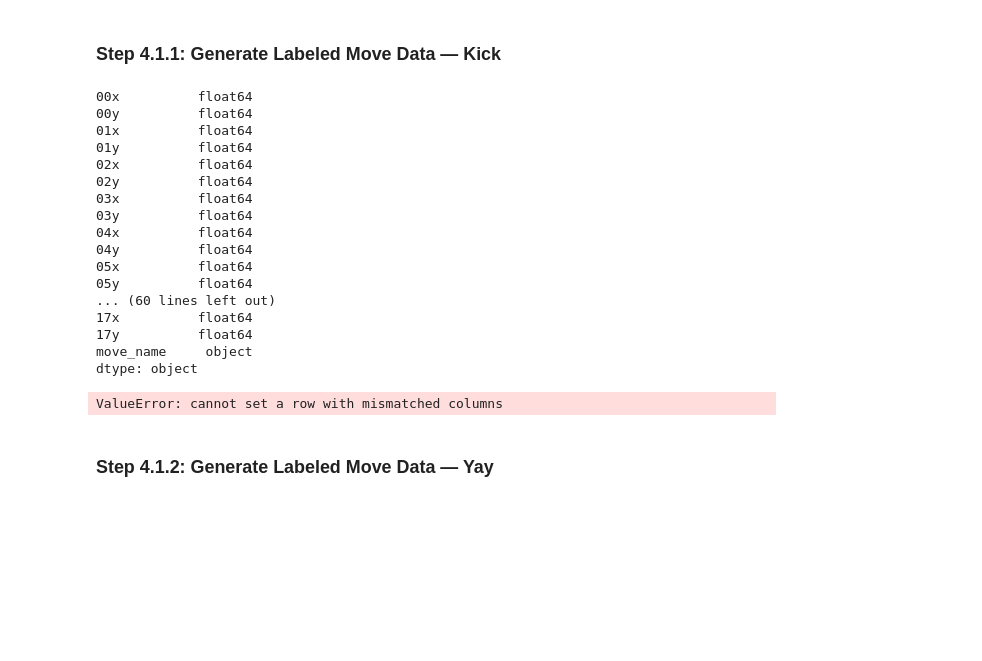
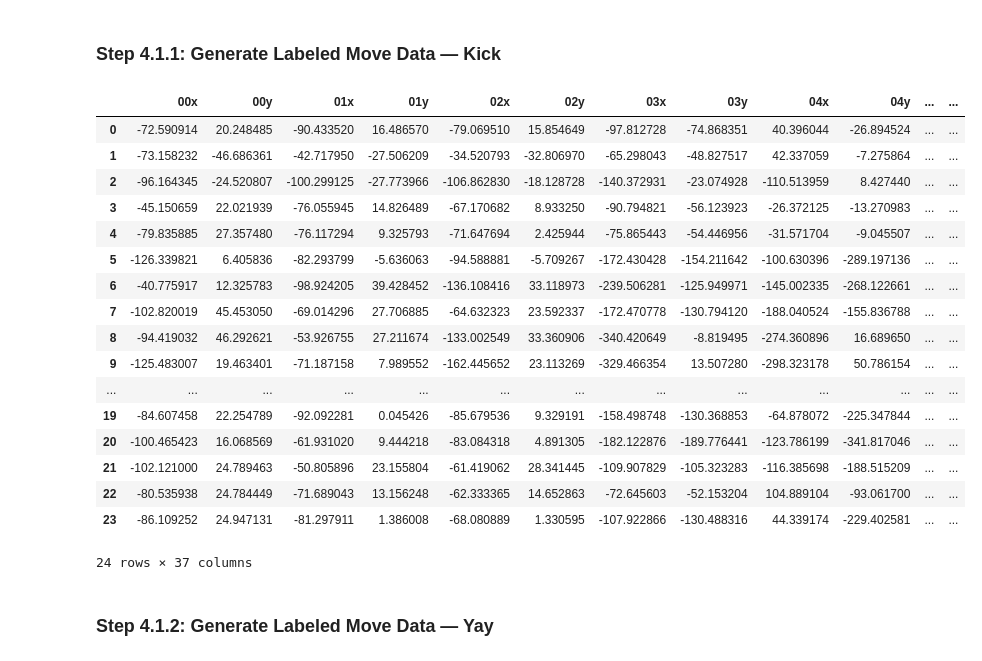
Before and after one commit to HiromiCota/CS506_TeamProject, a Jupyter notebook: main.ipynb, the cells around one changed output. Drawn from its saved outputs; the diff is of its cells as text; code cells hidden in the pictures; blank space fills up the shorter version.

Commit message:
Fixed DataFrame add row bug and did the rest of the generating labeled data
EXCEPT! I didn't do the generate move data for move hands right yet.

```diff
--- a/main.ipynb
+++ b/main.ipynb
@@ -376,9 +376,8 @@ def pose_list_to_vector_df(starting_poses:list, end_pose:DataFrame, move_name:st
     for i in range(len(starting_poses)):
         start_df = pose_to_df(starting_poses[i],labels=labels)  # Read pose from JSON
         move_df = poses_to_vectors(start_df, end_pose, move_name=move_name) # Calculate movement vector
-        print(move_df.dtypes)
-        print(move_vects.dtypes)
-        move_vects.loc[len(move_vects)] = move_df    # store movement vector
+        move_vects = pd.concat([move_vects, move_df], axis=0,ignore_index=True)
+        #move_vects.loc[len(move_vects)] = move_df    # store movement vector
     return move_vects
 # %% [markdown]
 # Step 4: Generate labeled dance move set
@@ -395,49 +394,49 @@ Moves are defined by the sets of movement vectors that results when transitionin
 # %%
 kick_pose = pose_to_df("dance_03.json",labels=labels)
 kick_start_frames = ["dance_02.json",   # Hand-selected poses that can work as starting poses
                      "dance_05.json",
                      "flexing_01.json",
                      "flexing_02.json",
                      "flexing_03.json",
-                     "standing_01,json",
+                     "standing_01.json",
                      "standing_02.json",
                      "standing_03.json",
                      "standing_04.json",
                      "standing_05.json",
                      "standing_06.json",
                      "standing_07.json",
                      "standing_08.json",
                      "standing_09.json",
                      "standing_10.json",
                      "standing_13.json",
                      "standing_14.json",
                      "standing_15.json",
                      "standing_18.json",
                      "standing_19.json",
                      "standing_20.json",
                      "standing_21.json",
                      "tpose_01.json",
                      "tpose_02.json"]
 kick_df = pose_list_to_vector_df(kick_start_frames,kick_pose,"Kick",labels=labels)
 display(kick_df)
 # %% [output]
+|  | 00x | 00y | 01x | 01y | 02x | 02y | 03x | 03y | 04x | 04y | ... | ... |
+| 0 | -72.590914 | 20.248485 | -90.433520 | 16.486570 | -79.069510 | 15.854649 | -97.812728 | -74.868351 | 40.396044 | -26.894524 | ... | ... |
+| 1 | -73.158232 | -46.686361 | -42.717950 | -27.506209 | -34.520793 | -32.806970 | -65.298043 | -48.827517 | 42.337059 | -7.275864 | ... | ... |
+| 2 | -96.164345 | -24.520807 | -100.299125 | -27.773966 | -106.862830 | -18.128728 | -140.372931 | -23.074928 | -110.513959 | 8.427440 | ... | ... |
+| 3 | -45.150659 | 22.021939 | -76.055945 | 14.826489 | -67.170682 | 8.933250 | -90.794821 | -56.123923 | -26.372125 | -13.270983 | ... | ... |
+| 4 | -79.835885 | 27.357480 | -76.117294 | 9.325793 | -71.647694 | 2.425944 | -75.865443 | -54.446956 | -31.571704 | -9.045507 | ... | ... |
+| 5 | -126.339821 | 6.405836 | -82.293799 | -5.636063 | -94.588881 | -5.709267 | -172.430428 | -154.211642 | -100.630396 | -289.197136 | ... | ... |
+| 6 | -40.775917 | 12.325783 | -98.924205 | 39.428452 | -136.108416 | 33.118973 | -239.506281 | -125.949971 | -145.002335 | -268.122661 | ... | ... |
+| 7 | -102.820019 | 45.453050 | -69.014296 | 27.706885 | -64.632323 | 23.592337 | -172.470778 | -130.794120 | -188.040524 | -155.836788 | ... | ... |
+| 8 | -94.419032 | 46.292621 | -53.926755 | 27.211674 | -133.002549 | 33.360906 | -340.420649 | -8.819495 | -274.360896 | 16.689650 | ... | ... |
+| 9 | -125.483007 | 19.463401 | -71.187158 | 7.989552 | -162.445652 | 23.113269 | -329.466354 | 13.507280 | -298.323178 | 50.786154 | ... | ... |
+| ... | ... | ... | ... | ... | ... | ... | ... | ... | ... | ... | ... | ... |
+| 19 | -84.607458 | 22.254789 | -92.092281 | 0.045426 | -85.679536 | 9.329191 | -158.498748 | -130.368853 | -64.878072 | -225.347844 | ... | ... |
+| 20 | -100.465423 | 16.068569 | -61.931020 | 9.444218 | -83.084318 | 4.891305 | -182.122876 | -189.776441 | -123.786199 | -341.817046 | ... | ... |
+| 21 | -102.121000 | 24.789463 | -50.805896 | 23.155804 | -61.419062 | 28.341445 | -109.907829 | -105.323283 | -116.385698 | -188.515209 | ... | ... |
+| 22 | -80.535938 | 24.784449 | -71.689043 | 13.156248 | -62.333365 | 14.652863 | -72.645603 | -52.153204 | 104.889104 | -93.061700 | ... | ... |
+| 23 | -86.109252 | 24.947131 | -81.297911 | 1.386008 | -68.080889 | 1.330595 | -107.922866 | -130.488316 | 44.339174 | -229.402581 | ... | ... |
-00x          float64
-00y          float64
-01x          float64
-01y          float64
-02x          float64
-02y          float64
-03x          float64
-03y          float64
-04x          float64
-04y          float64
-05x          float64
-05y          float64
-... (60 lines left out)
-17x          float64
-17y          float64
-move_name     object
-dtype: object
+24 rows × 37 columns
-ValueError: cannot set a row with mismatched columns
 # %% [markdown]
 ### Step 4.1.2: Generate Labeled Move Data — Yay
```
Also changed, not shown: parts of 4 cells of this notebook.
